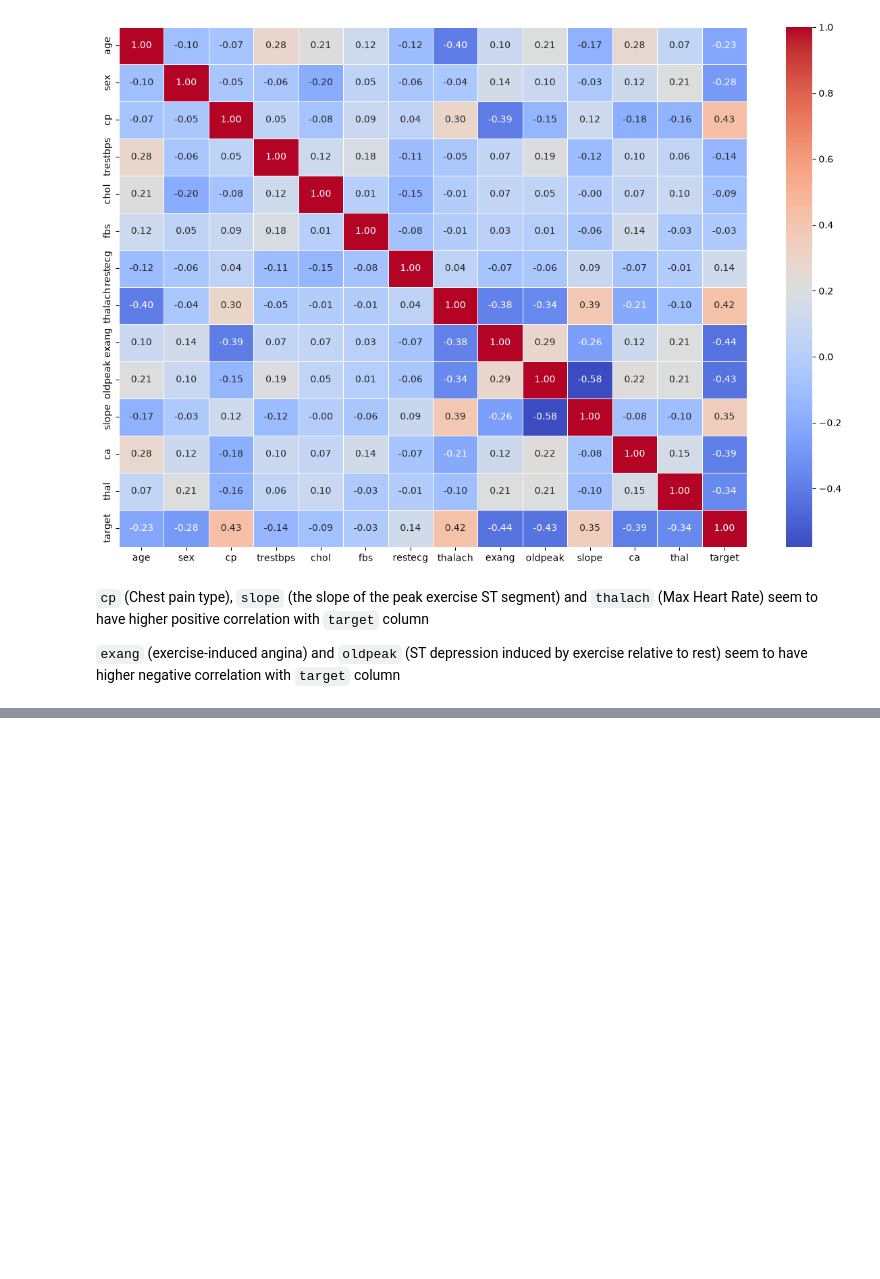
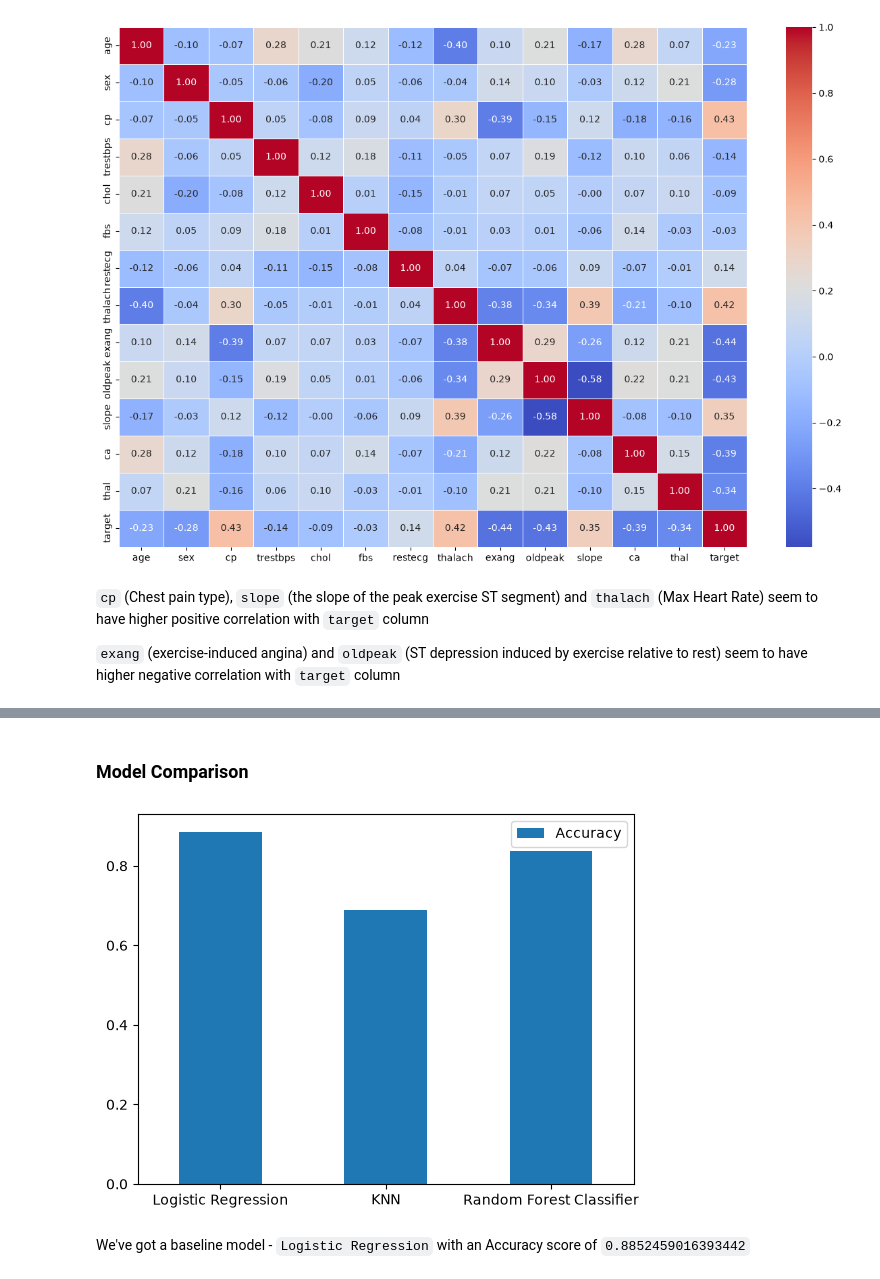
Before and after one commit to Avyayyy/heart-disease-classification, a Jupyter notebook: heart-disease-classification.ipynb, the cells around one changed output, grey strips where cells are left out. Drawn from its saved outputs; the diff is of its cells as text; code cells hidden in the pictures; blank space fills up the shorter version.

Commit message:
Compare Baseline Classification Models

```diff
--- a/heart-disease-classification.ipynb
+++ b/heart-disease-classification.ipynb
@@ -258,0 +329,5 @@ ax = sns.heatmap(df.corr(),
+# %%
+# Split Data into X (features) and y (labels)
+
+X = df.drop("target", axis = 1)
+y = df["target"]
@@ -258,0 +371,6 @@ ax = sns.heatmap(df.corr(),
+# %%
+# Set Random Seed
+np.random.seed(42)
+
+# Split Data into Train and Test Sets
+X_train, X_test, y_train, y_test = train_test_split(X, y, test_size = 0.2)
@@ -258,0 +422,24 @@ ax = sns.heatmap(df.corr(),
+# %%
+# Putting the models in a dictionary
+models = {"Logistic Regression": LogisticRegression(),
+          "KNN": KNeighborsClassifier(),
+          "Random Forest Classifier": RandomForestClassifier()}
+
+def fit_and_score(models, X_train, X_test, y_train, y_test):
+    """
+    This Function fits and scores the models in our models dictionary.
+    models: Dictionary containing Scikit-Learn models
+    X_train: training data (no labels)
+    X_test: testing data (no labels)
+    y_train: training labels
+    y_test: testing labels
+    """
+    np.random.seed(42)    # Set Random Seed
+    model_scores = {}     # Create empty dictionary to save scores of models
+    for name, model in models.items():
+        model.fit(X_train, y_train)
+        model_scores[name] = model.score(X_test, y_test)
+    return model_scores
+# %%
+model_scores = fit_and_score(models, X_train, X_test, y_train, y_test)
+model_scores
@@ -258,0 +458,9 @@ ax = sns.heatmap(df.corr(),
+# %% [markdown]
+### Model Comparison
+# %%
+model_compare = pd.DataFrame(model_scores, index = ["Accuracy"])
+model_compare.T.plot(kind = "bar", rot = 0);
+# %% [output]
+[figure, added]
+# %% [markdown]
+We've got a baseline model - `Logistic Regression` with an Accuracy score of `0.8852459016393442`
```
Also changed, not shown: parts of 17 cells of this notebook.
